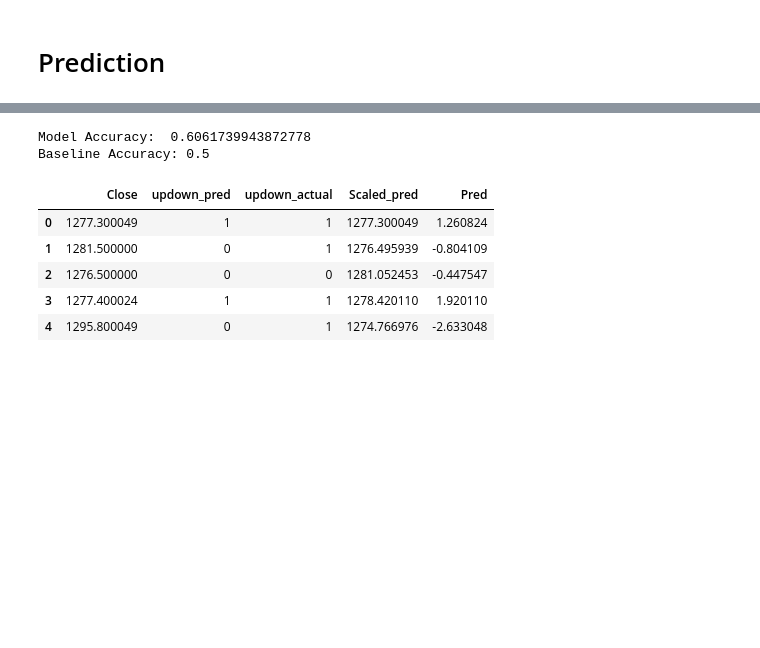
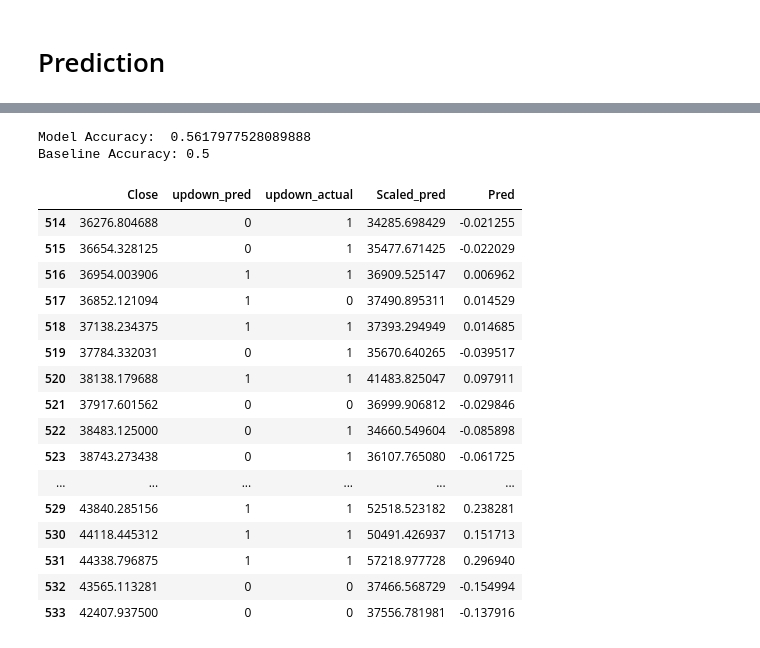
Before and after one commit to valerio591/LSTM-for-FTSF, a Jupyter notebook: LSTM.ipynb, the cells around one changed output, grey strips where cells are left out. Saved outputs shown, nothing was run; the diff lists cells and outputs as text; code cells hidden in the pictures; blank space fills up the shorter version.

```diff
--- a/LSTM.ipynb
+++ b/LSTM.ipynb
@@ -25,12 +25,12 @@ yahoo_df = yahoo_df[35:]
 # Normalize
 # %%
 days_ahead = 1
-differenced = yahoo_df['Close'] - yahoo_df['Close'].shift(days_ahead)[days_ahead:]
+differenced = (yahoo_df['Close'] - yahoo_df['Close'].shift(days_ahead))/(yahoo_df['Close'].shift(days_ahead))[days_ahead:]
 previous_differenced = differenced.shift(1)
 yahoo_df["Previous_differenced"] = previous_differenced
 yahoo_df["Differenced"] = differenced
 yahoo_df = yahoo_df[days_ahead+1:]
-yahoo_df.head()
+yahoo_df.tail()
 # %% [output]
 A value is trying to be set on a copy of a slice from a DataFrame.
 Try using .loc[row_indexer,col_indexer] = value instead
@@ -149,7 +152,7 @@ model.add(LSTM(75, input_shape=(train_X.shape[1], train_X.shape[2])))
 model.add(Dense(1))
 model.compile(loss='mae', optimizer=adam)
 # fit network
-history = model.fit(train_X, train_y, epochs=500, batch_size=100, verbose=2, shuffle=False,  callbacks = [esm])
+history = model.fit(train_X, train_y, epochs=500, batch_size=50, verbose=2, shuffle=False,  callbacks = [esm])
 # plot history
 plt.plot(history.history['loss'], label='train')
 #plt.plot(history.history['val_loss'], label='test')
@@ -216,5 +219,12 @@ def scale_back(pred, close):
     for i in range(1,len(pred)):
         predict.append(pred[i]+list(close)[i-1])
     return predict
+
+def scale_back_pct(pred, close):
+    predict = [close[0]]
+    for i in range(1,len(pred)):
+        predict.append(pred[i]*list(close)[i-1]+list(close)[i-1])
+    return predict
 # %%
-pred = scale_back(predict, close_test)
+pred = scale_back_pct(predict, close_test)
+pred
@@ -227,21 +255,32 @@ close_test[-2], pred[-1]
 # %%
 df = pd.DataFrame(updown_pred)
 df["Close"] = close_test[:-1]
 df["updown_pred"] = df.iloc[:,0]
 df["updown_actual"] = ud(close_test[:-1])
 df["Scaled_pred"] = pred
 df["Pred"] = predict
 df = df.iloc[:,1:]
 print('Model Accuracy: ', (df["updown_pred"] == df["updown_actual"]).sum()/df.shape[0])
 print('Baseline Accuracy: 0.5')
-df.head()
+df.tail(20)
 # %% [output]
-Model Accuracy:  0.6061739943872778
+Model Accuracy:  0.5617977528089888
 Baseline Accuracy: 0.5
 |  | Close | updown_pred | updown_actual | Scaled_pred | Pred |
-| 0 | 1277.300049 | 1 | 1 | 1277.300049 | 1.260824 |
-| 1 | 1281.500000 | 0 | 1 | 1276.495939 | -0.804109 |
-| 2 | 1276.500000 | 0 | 0 | 1281.052453 | -0.447547 |
-| 3 | 1277.400024 | 1 | 1 | 1278.420110 | 1.920110 |
-| 4 | 1295.800049 | 0 | 1 | 1274.766976 | -2.633048 |
+| 514 | 36276.804688 | 0 | 1 | 34285.698429 | -0.021255 |
+| 515 | 36654.328125 | 0 | 1 | 35477.671425 | -0.022029 |
+| 516 | 36954.003906 | 1 | 1 | 36909.525147 | 0.006962 |
+| 517 | 36852.121094 | 1 | 0 | 37490.895311 | 0.014529 |
+| 518 | 37138.234375 | 1 | 1 | 37393.294949 | 0.014685 |
+| 519 | 37784.332031 | 0 | 1 | 35670.640265 | -0.039517 |
+| 520 | 38138.179688 | 1 | 1 | 41483.825047 | 0.097911 |
+| 521 | 37917.601562 | 0 | 0 | 36999.906812 | -0.029846 |
+| 522 | 38483.125000 | 0 | 1 | 34660.549604 | -0.085898 |
+| 523 | 38743.273438 | 0 | 1 | 36107.765080 | -0.061725 |
+| ... | ... | ... | ... | ... | ... |
+| 529 | 43840.285156 | 1 | 1 | 52518.523182 | 0.238281 |
+| 530 | 44118.445312 | 1 | 1 | 50491.426937 | 0.151713 |
+| 531 | 44338.796875 | 1 | 1 | 57218.977728 | 0.296940 |
+| 532 | 43565.113281 | 0 | 0 | 37466.568729 | -0.154994 |
+| 533 | 42407.937500 | 0 | 0 | 37556.781981 | -0.137916 |
 # %%
```
Also changed, not shown: parts of 13 cells of this notebook, 1 other file.
